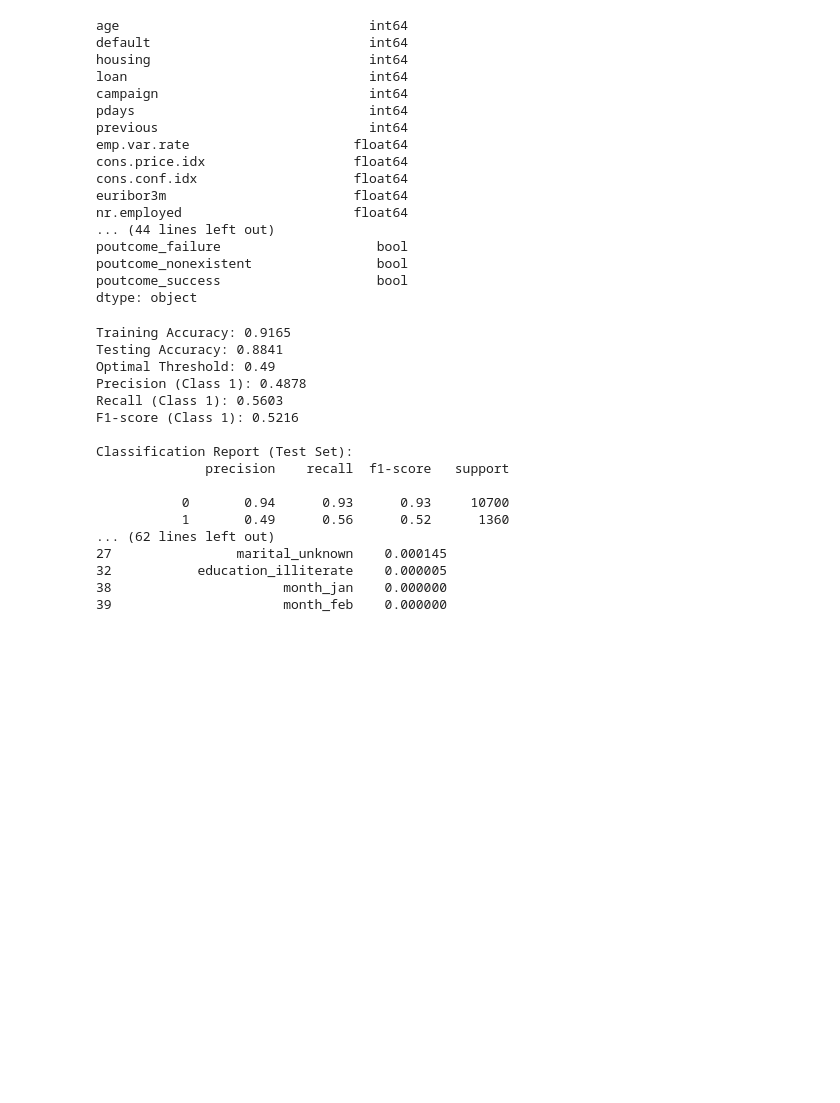
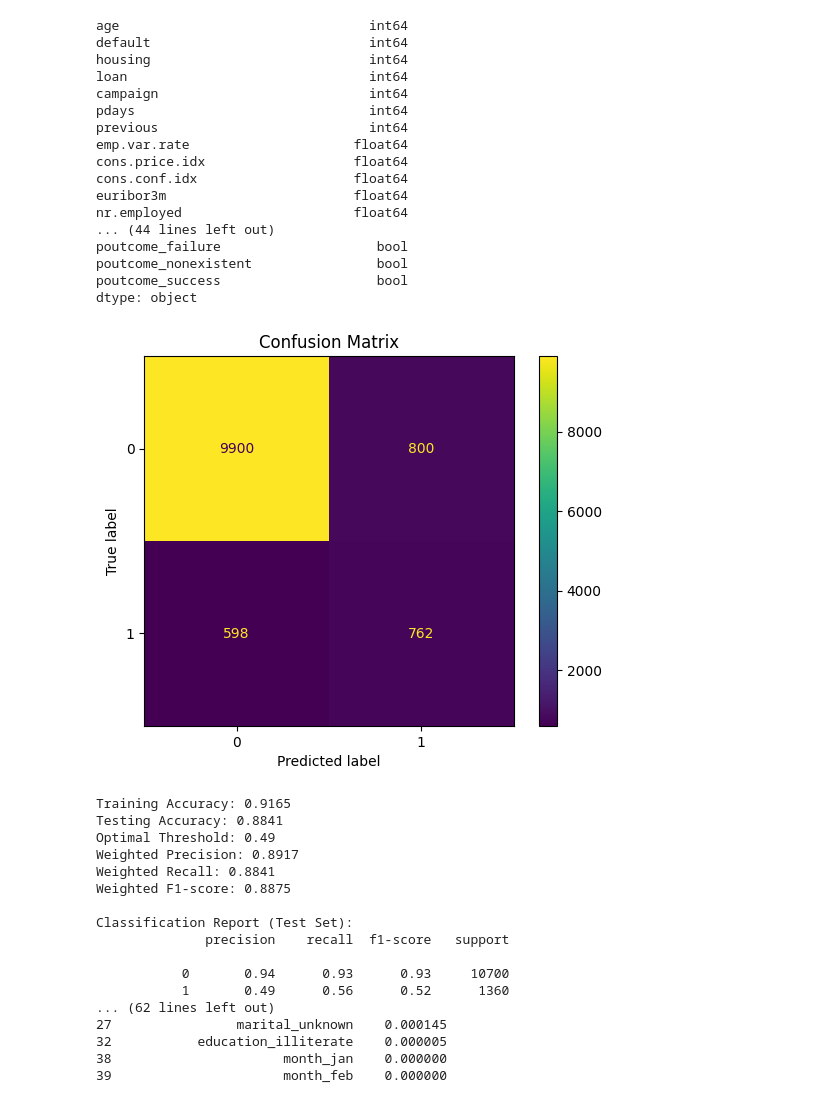
Before and after one commit to demitw/Machine-learning-coursework, a Jupyter notebook: Model_Training/randomforset.ipynb, the cells around one changed output. Drawn from its saved outputs; the diff is of its cells as text; code cells hidden in the pictures; blank space fills up the shorter version.

```diff
--- a/Model_Training/randomforset.ipynb
+++ b/Model_Training/randomforset.ipynb
@@ -346,10 +346,13 @@ import pandas as pd
 import numpy as np
 from sklearn.model_selection import train_test_split
 from sklearn.ensemble import RandomForestClassifier
-from sklearn.metrics import classification_report, accuracy_score, precision_recall_curve, precision_recall_fscore_support
+from sklearn.metrics import (classification_report, accuracy_score,
+                             precision_recall_curve, precision_recall_fscore_support,
+                             confusion_matrix, ConfusionMatrixDisplay)
 from sklearn.preprocessing import MinMaxScaler
 from imblearn.over_sampling import SMOTE
 from sklearn.utils.validation import validate_data
+import matplotlib.pyplot as plt
 
 # Define a utility function to validate and resample data
 class CustomSMOTE(SMOTE):
@@ -392,45 +395,51 @@ y_test_prob = rf_model.predict_proba(X_test)[:, 1]  # Probability for class 1
 # Determine optimal threshold using Precision-Recall Curve
 precision, recall, thresholds = precision_recall_curve(y_test, y_test_prob)
 f1_scores = 2 * (precision * recall) / (precision + recall + 1e-9)  # Avoid division by zero
 optimal_idx = np.argmax(f1_scores)
 optimal_threshold = thresholds[optimal_idx]
 
 # Make predictions using the optimal threshold
 y_test_pred_adjusted = (y_test_prob >= optimal_threshold).astype(int)
 
 # Evaluate the model
 train_accuracy = accuracy_score(y_train_smote, rf_model.predict(X_train_smote))
 test_accuracy = accuracy_score(y_test, y_test_pred_adjusted)
-precision_class1, recall_class1, f1_class1, _ = precision_recall_fscore_support(
-    y_test, y_test_pred_adjusted, average='binary')
+precision_weighted, recall_weighted, f1_weighted, _ = precision_recall_fscore_support(
+    y_test, y_test_pred_adjusted, average='weighted')
 
 classification_report_test = classification_report(y_test, y_test_pred_adjusted)
+
+# Confusion Matrix
+conf_matrix = confusion_matrix(y_test, y_test_pred_adjusted)
+ConfusionMatrixDisplay(conf_matrix, display_labels=rf_model.classes_).plot()
+plt.title('Confusion Matrix')
+plt.show()
 
 # Feature Importance
 feature_importances = pd.DataFrame({
     'Feature': X.columns,
     'Importance': rf_model.feature_importances_
 }).sort_values(by='Importance', ascending=False)
 
-
 # Print results
 print(f"Training Accuracy: {train_accuracy:.4f}")
 print(f"Testing Accuracy: {test_accuracy:.4f}")
 print(f"Optimal Threshold: {optimal_threshold:.2f}")
-print(f"Precision (Class 1): {precision_class1:.4f}")
-print(f"Recall (Class 1): {recall_class1:.4f}")
-print(f"F1-score (Class 1): {f1_class1:.4f}")
+print(f"Weighted Precision: {precision_weighted:.4f}")
+print(f"Weighted Recall: {recall_weighted:.4f}")
+print(f"Weighted F1-score: {f1_weighted:.4f}")
 print("\nClassification Report (Test Set):")
 print(classification_report_test)
 print("\nFeature Importances:")
 print(feature_importances)
 # %% [output]
+[figure, added]
 Training Accuracy: 0.9165
 Testing Accuracy: 0.8841
 Optimal Threshold: 0.49
-Precision (Class 1): 0.4878
-Recall (Class 1): 0.5603
-F1-score (Class 1): 0.5216
+Weighted Precision: 0.8917
+Weighted Recall: 0.8841
+Weighted F1-score: 0.8875
 
 Classification Report (Test Set):
               precision    recall  f1-score   support
```
